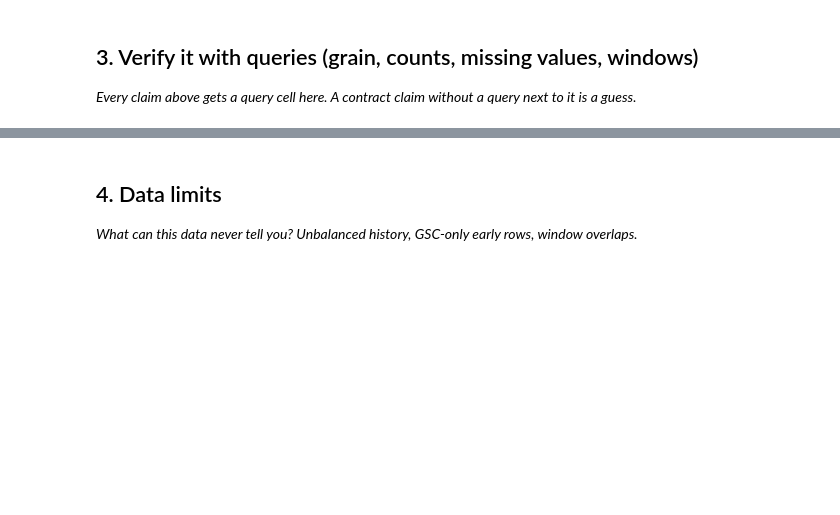
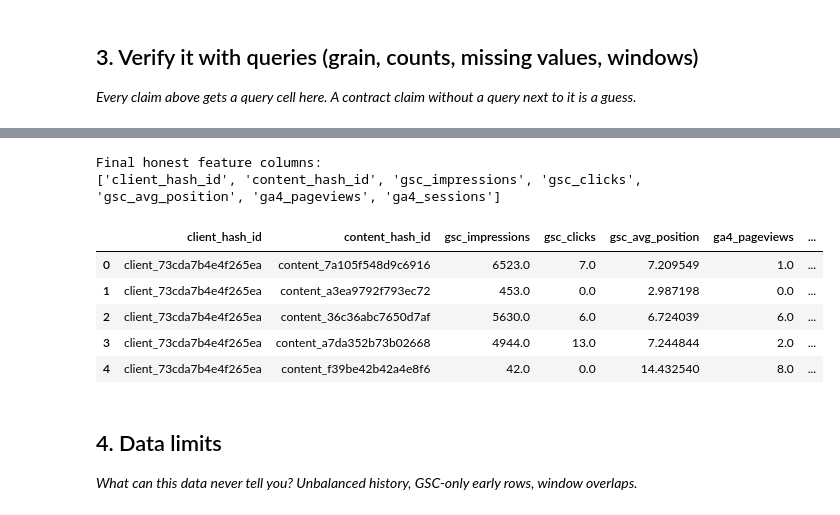
Before and after one commit to manahilrubabsatti/flyrank-ml, a Jupyter notebook: work/notebooks/w03_data_contract.ipynb, the cells around one changed output, grey strips where cells are left out. Cells and saved outputs as stored; diff of their text form; code cells hidden in the pictures; blank space fills up the shorter version.

```diff
--- a/work/notebooks/w03_data_contract.ipynb
+++ b/work/notebooks/w03_data_contract.ipynb
@@ -29,0 +293,20 @@ This skeleton is yours to fill. Work the sections **in order** — each one has
+# %%
+# Deliberate leakage demonstration
+# Here the "leaky feature" is literally the outcome we are trying to describe.
+
+leak_demo = feature_frame.copy()
+
+leak_demo["outcome"] = (
+    leak_demo["gsc_impressions"] > leak_demo["gsc_impressions"].median()
+).astype(int)
+
+# This feature directly copies the outcome.
+leak_demo["LEAKED_FEATURE"] = leak_demo["outcome"]
+
+print("Leakage check:")
+print(
+    "Rows where leaked feature equals outcome:",
+    (leak_demo["LEAKED_FEATURE"] == leak_demo["outcome"]).sum(),
+    "out of",
+    len(leak_demo)
+)
@@ -30,3 +320,31 @@ This skeleton is yours to fill. Work the sections **in order** — each one has
+# %%
+# Remove the deliberately leaked feature
+
+honest_features = [
+    "gsc_impressions",
+    "gsc_clicks",
+    "gsc_avg_position",
+    "ga4_pageviews",
+    "ga4_sessions"
+]
+
+final_feature_frame = leak_demo[
+    ["client_hash_id", "content_hash_id"] + honest_features
+].copy()
+
+print("Final honest feature columns:")
+print(final_feature_frame.columns.tolist())
+
+display(final_feature_frame.head())
+# %% [output]
+Final honest feature columns:
+['client_hash_id', 'content_hash_id', 'gsc_impressions', 'gsc_clicks', 'gsc_avg_position', 'ga4_pageviews', 'ga4_sessions']
+|  | client_hash_id | content_hash_id | gsc_impressions | gsc_clicks | gsc_avg_position | ga4_pageviews | ... |
+| 0 | client_73cda7b4e4f265ea | content_7a105f548d9c6916 | 6523.0 | 7.0 | 7.209549 | 1.0 | ... |
+| 1 | client_73cda7b4e4f265ea | content_a3ea9792f793ec72 | 453.0 | 0.0 | 2.987198 | 0.0 | ... |
+| 2 | client_73cda7b4e4f265ea | content_36c36abc7650d7af | 5630.0 | 6.0 | 6.724039 | 6.0 | ... |
+| 3 | client_73cda7b4e4f265ea | content_a7da352b73b02668 | 4944.0 | 13.0 | 7.244844 | 2.0 | ... |
+| 4 | client_73cda7b4e4f265ea | content_f39be42b42a4e8f6 | 42.0 | 0.0 | 14.432540 | 8.0 | ... |
 # %% [markdown]
 ## 4. Data limits
 
```
Also changed, not shown: parts of 20 cells of this notebook.
